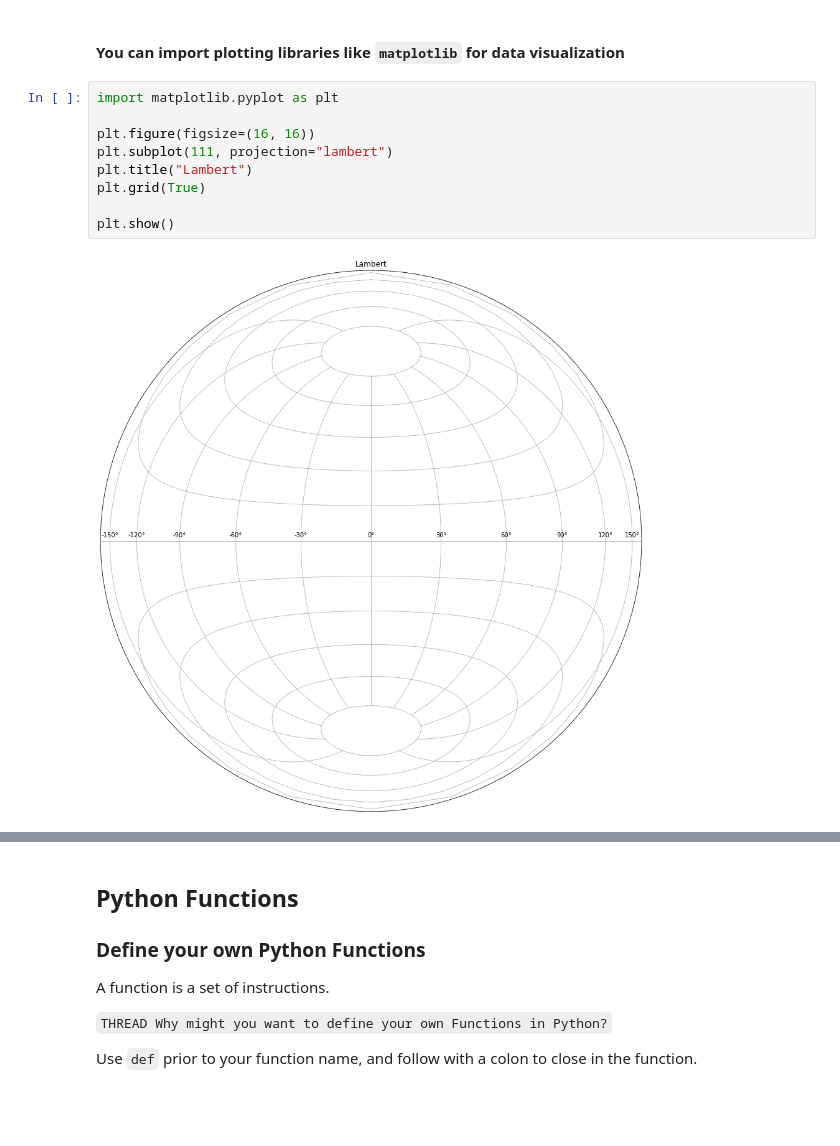
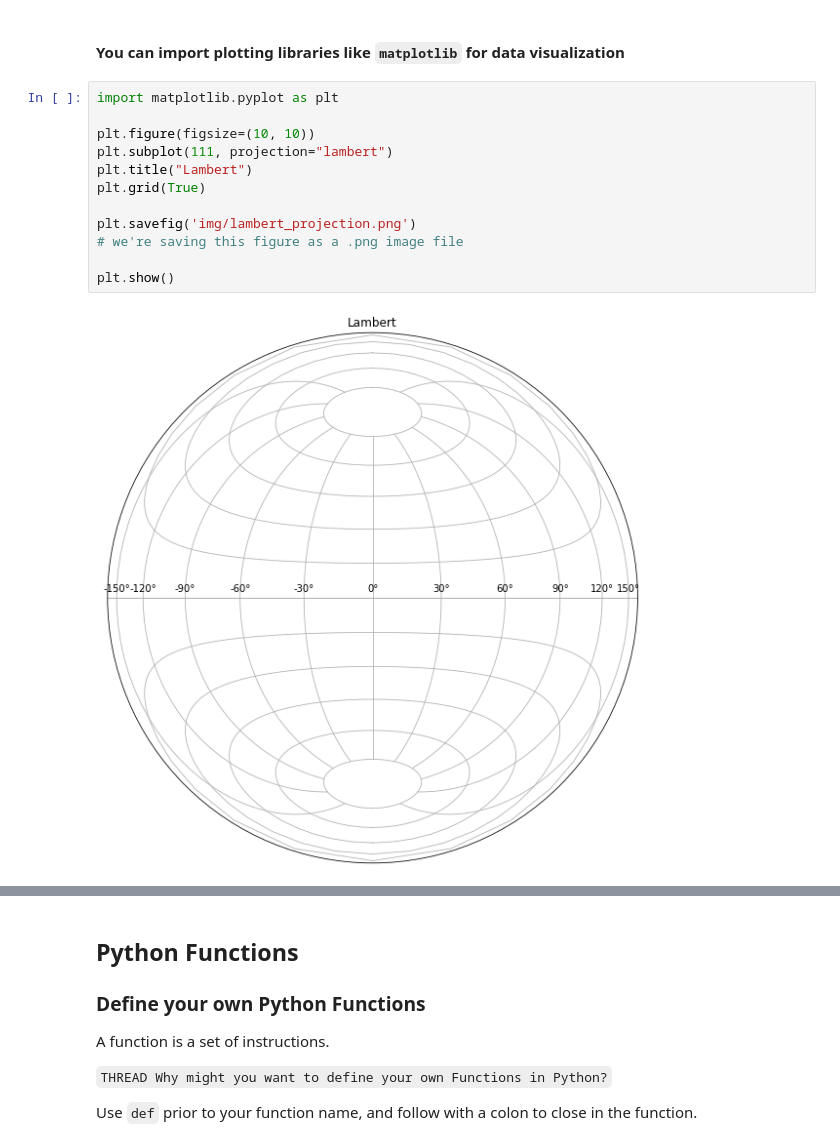
Before and after one commit to pratt-savi-810/pratt-savi-810-2020-03-lesson_02, a Jupyter notebook: lesson_02.ipynb, the cells around one changed output, grey strips where cells are left out. Saved outputs shown, nothing was run; the diff lists cells and outputs as text; blank space fills up the shorter version.

```diff
--- a/lesson_02.ipynb
+++ b/lesson_02.ipynb
@@ -99,11 +146,14 @@ datetime.now().ctime()
 # %%
 import matplotlib.pyplot as plt
 
-plt.figure(figsize=(16, 16))
+plt.figure(figsize=(10, 10))
 plt.subplot(111, projection="lambert")
 plt.title("Lambert")
 plt.grid(True)
 
+plt.savefig('img/lambert_projection.png')
+# we're saving this figure as a .png image file
+
 plt.show()
 # %% [output]
-[figure, old version]
+[figure, new version]
```
Also changed, not shown: parts of 112 cells of this notebook, 7 other files.
